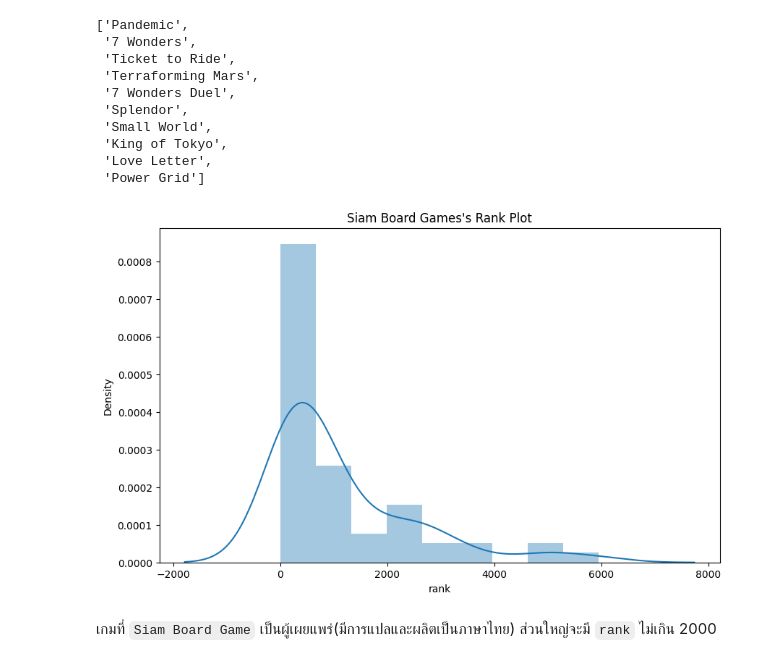
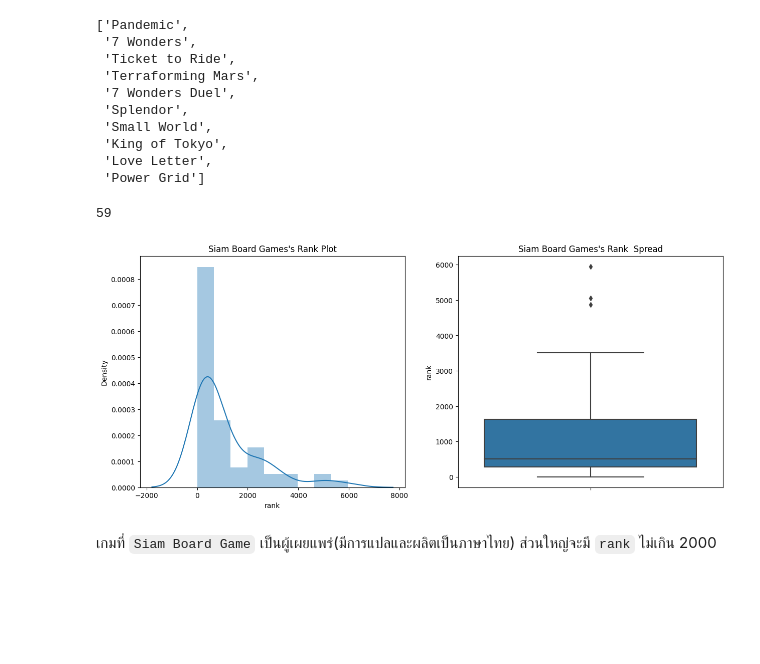
Before and after one commit to Kopzzz/Board-Game-RecCommu, a Jupyter notebook: code/1_Cleaning&EDA_BoardGames.ipynb, the cells around one changed output. Saved outputs shown, nothing was run; the diff lists cells and outputs as text; code cells hidden in the pictures; blank space fills up the shorter version.

```diff
--- a/code/1_Cleaning&EDA_BoardGames.ipynb
+++ b/code/1_Cleaning&EDA_BoardGames.ipynb
@@ -697,17 +697,27 @@ siam_bg[:10]
  'King of Tokyo',
  'Love Letter',
  'Power Grid']
+# %%
+len(siam_bg)
+# %% [output]
+59
 # %%
 df_siam = df_bg[['name','rank']].copy()
 df_siam = df_siam[df_siam['name'].isin(siam_bg)]
 
-plt.figure(figsize=(10,6))
+plt.figure(figsize=(15,6))
 
+plt.subplot(1,2,1)
 plt.title("Siam Board Games's Rank Plot")
 sns.distplot(df_siam['rank'])
+
+
+plt.subplot(1,2,2)
+plt.title("Siam Board Games's Rank  Spread")
+sns.boxplot(y=df_siam['rank'])
 plt.show()
 # %% [output]
-[figure, old version]
+[figure, new version]
 # %% [markdown]
 เกมที่ `Siam Board Game` เป็นผู้เผยแพร่(มีการแปลและผลิตเป็นภาษาไทย) ส่วนใหญ่จะมี `rank` ไม่เกิน 2000
 # %% [markdown]
```
Also changed, not shown: parts of 1 cell of this notebook.
